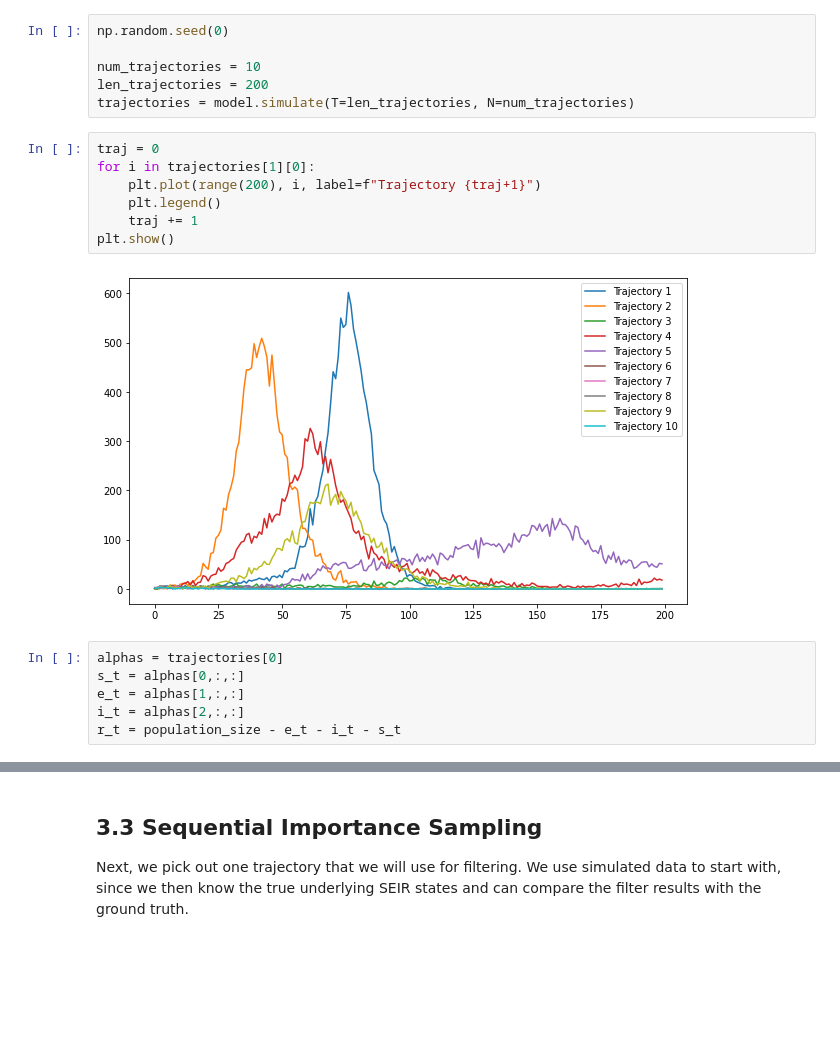
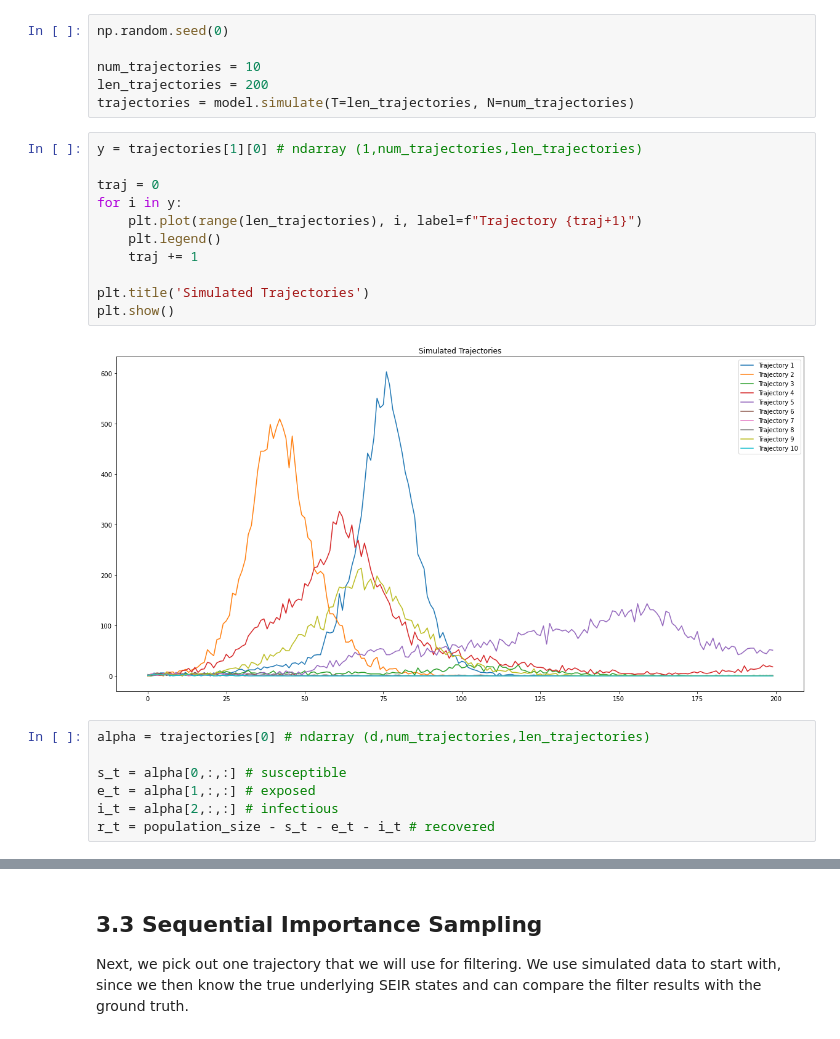
Before and after one commit to nicta839/MSc_Statistics_and_Machine_Learning, a Jupyter notebook: Time Series and Sequence Learning - 732A80/lab3/tssl_lab3.ipynb, the cells around one changed output, grey strips where cells are left out. Cells and saved outputs as stored; diff of their text form; blank space fills up the shorter version.

```diff
--- a/Time Series and Sequence Learning - 732A80/lab3/tssl_lab3.ipynb
+++ b/Time Series and Sequence Learning - 732A80/lab3/tssl_lab3.ipynb
@@ -107,17 +107,22 @@ num_trajectories = 10
 len_trajectories = 200
 trajectories = model.simulate(T=len_trajectories, N=num_trajectories)
 # %%
+y = trajectories[1][0] # ndarray (1,num_trajectories,len_trajectories)
+
 traj = 0
-for i in trajectories[1][0]:
-    plt.plot(range(200), i, label=f"Trajectory {traj+1}")
+for i in y:
+    plt.plot(range(len_trajectories), i, label=f"Trajectory {traj+1}")
     plt.legend()
     traj += 1
+
+plt.title('Simulated Trajectories')
 plt.show()
 # %% [output]
-[figure, old version]
+[figure, new version]
 # %%
-alphas = trajectories[0]
-s_t = alphas[0,:,:]
-e_t = alphas[1,:,:]
-i_t = alphas[2,:,:]
-r_t = population_size - e_t - i_t - s_t
+alpha = trajectories[0] # ndarray (d,num_trajectories,len_trajectories)
+
+s_t = alpha[0,:,:] # susceptible
+e_t = alpha[1,:,:] # exposed
+i_t = alpha[2,:,:] # infectious
+r_t = population_size - s_t - e_t - i_t # recovered
```
Also changed, not shown: parts of 21 cells of this notebook.
